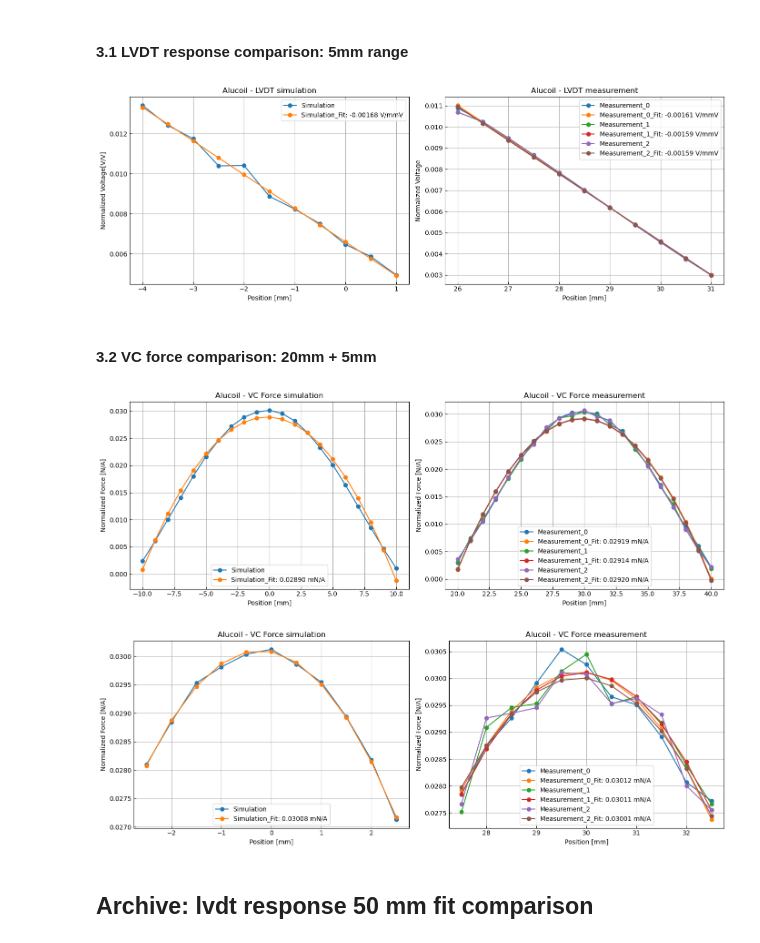
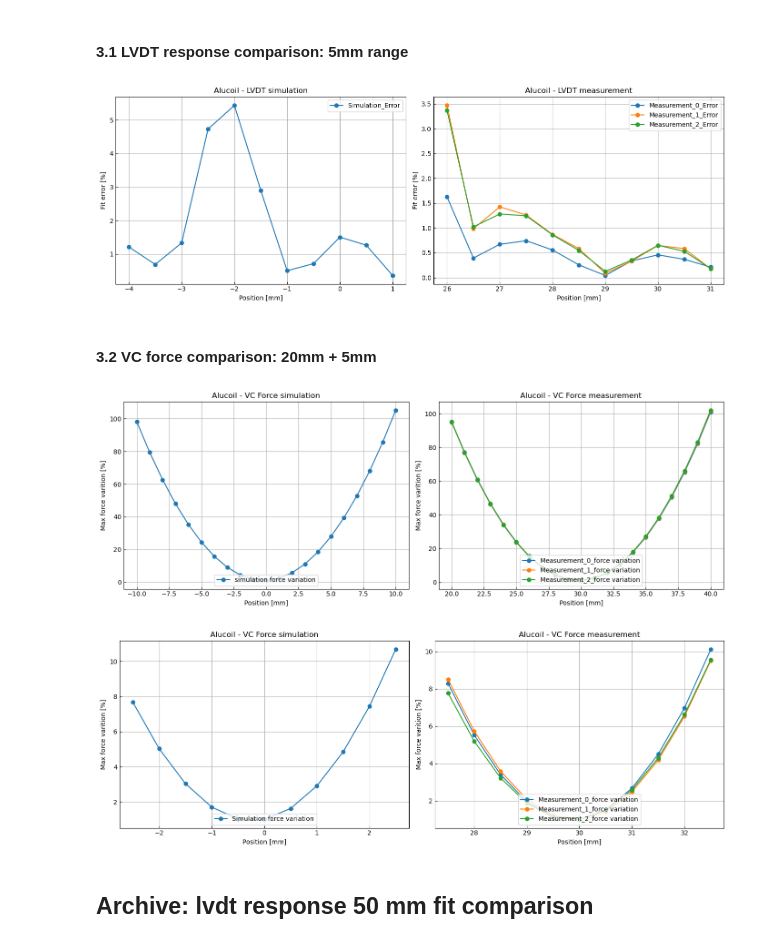
Before and after one commit to li-pengbo/femm-lvdt, a Jupyter notebook: simulation/notebook/sim_prototype_validation.ipynb, the cells around one changed output. Saved outputs shown, nothing was run; the diff lists cells and outputs as text; code cells hidden in the pictures.

```diff
--- a/simulation/notebook/sim_prototype_validation.ipynb
+++ b/simulation/notebook/sim_prototype_validation.ipynb
@@ -208,11 +208,14 @@ sim_fit_data = data_handler.linear_analysis_FS(sim_pos,sim_pickup_volt_norm)
 
 plt.figure(figsize=(14,5))
 plt.subplot(1,2,1)
-plt.plot(sim_pos, sim_pickup_volt_norm, label='Simulation', marker = 'o')
-plt.plot(sim_pos, sim_fit_data['predict'],
-            label=f'Simulation_Fit: {sim_fit_data['response']['slope']:.5f} V/mmV', marker = 'o')
+# plt.plot(sim_pos, sim_pickup_volt_norm, label='Simulation', marker = 'o')
+# plt.plot(sim_pos, sim_fit_data['predict'],
+#             label=f'Simulation_Fit: {sim_fit_data['response']['slope']:.5f} V/mmV', marker = 'o')
+
+plt.plot(sim_pos, sim_fit_data['error'], label=f'Simulation_Error', marker = 'o')
 plt.xlabel('Position [mm]')
-plt.ylabel('Normalized Voltage[V/V]')
+# plt.ylabel('Normalized Voltage[V/V]')
+plt.ylabel('Fit error [%]')
 plt.title('Alucoil - LVDT simulation')
 plt.tick_params(direction='in')
 plt.grid(True)
@@ -237,20 +240,21 @@ for i, exp_file in enumerate(exp_files):
     exp_pickup_volt_norm = (exp_pickup_volt / exp_input_volt) #[::-1]
     exp_fit_data = data_handler.linear_analysis_FS(exp_pos,exp_pickup_volt_norm)
 
-    plt.plot(exp_pos, exp_pickup_volt_norm, label = f'Measurement_{i}', marker = 'o')
-    plt.plot(exp_pos, exp_fit_data['predict'],
-            label = f'Measurement_{i}_Fit: {exp_fit_data['response']['slope']:.5f} V/mmV', marker = 'o')
-
+    # plt.plot(exp_pos, exp_pickup_volt_norm, label = f'Measurement_{i}', marker = 'o')
+    # plt.plot(exp_pos, exp_fit_data['predict'], label = f'Measurement_{i}_Fit: {exp_fit_data['response']['slope']:.5f} V/mmV', marker = 'o')
+    plt.plot(exp_pos, exp_fit_data['error'], label = f'Measurement_{i}_Error', marker = 'o')
 plt.xlabel('Position [mm]')
-plt.ylabel('Normalized Voltage')
+# plt.ylabel('Normalized Voltage')
+plt.ylabel('Fit error [%]')
 plt.title('Alucoil - LVDT measurement')
 plt.tick_params(direction='in')
 plt.grid(True)
 plt.legend()
 plt.tight_layout()
-plt.savefig("../result/5.alucoil_lvdt_response_fit_comparison_5mm.pdf", dpi=300)
+# plt.savefig("../result/5.alucoil_lvdt_fit_response_comparison.pdf", dpi=300)
+plt.savefig("../result/5.alucoil_lvdt_fit_error_comparison_5mm.pdf", dpi=300)
 # %% [output]
-[figure, old version]
+[figure, new version]
 # %% [markdown]
 #### 3.2 VC force comparison: 20mm + 5mm
 # %%
@@ -262,7 +266,7 @@ sim_config_data = data_handler.get_config_data(sim_data_dict)
 sim_vc_data = data_handler.get_vc_data(sim_data_dict)
 
 sim_position = sim_vc_data['position']
-dri_current = config_data['coils']['Upper_Coil']['circuit_current']
+dri_current = sim_config_data['coils']['Upper_Coil']['circuit_current']
 sim_force = abs((sim_vc_data['Lower_Coil']['force'])+(sim_vc_data['Upper_Coil']['force']))
 sim_norm_force = np.array(sim_force)/dri_current
 
@@ -270,10 +274,12 @@ sim_fit_data = data_handler.quadratic_analysis(sim_position, sim_norm_force)
 
 plt.figure(figsize=(14,5))
 plt.subplot(1,2,1)
-plt.plot(sim_position, sim_norm_force, label='Simulation', marker = 'o')
-plt.plot(sim_position, sim_fit_data['predict'], label=f'Simulation_Fit: {sim_fit_data['max_force']:.5f} mN/A', marker = 'o')
+# plt.plot(sim_position, sim_norm_force, label='Simulation', marker = 'o')
+# plt.plot(sim_position, sim_fit_data['predict'], label=f'Simulation_Fit: {sim_fit_data['max_force']:.5f} mN/A', marker = 'o')
+plt.plot(sim_position, sim_fit_data['max_force_error'], label=f'simulation force variation', marker = 'o')
 plt.xlabel('Position [mm]')
-plt.ylabel('Normalized Force [N/A]')
+# plt.ylabel('Normalized Force [N/A]')
+plt.ylabel('Max force varition [%]')
 plt.title('Alucoil - VC Force simulation')
 plt.tick_params(direction='in')
 plt.grid(True)
@@ -300,19 +306,21 @@ for i, exp_filename in enumerate(exp_filenames):
     exp_norm_force = np.array(exp_norm_force)
     exp_fit_data = data_handler.quadratic_analysis(exp_position, exp_norm_force)
 
-    plt.plot(exp_position, exp_norm_force, label=f'Measurement_{i}', marker = 'o')
-    plt.plot(exp_position, exp_fit_data['predict'], label=f'Measurement_{i}_Fit: {exp_fit_data['max_force']:.5f} mN/A', marker = 'o')
-
+    # plt.plot(exp_position, exp_norm_force, label=f'Measurement_{i}', marker = 'o')
+    # plt.plot(exp_position, exp_fit_data['predict'], label=f'Measurement_{i}_Fit: {exp_fit_data['max_force']:.5f} mN/A', marker = 'o')
+    plt.plot(exp_position, exp_fit_data['max_force_error'], label=f'Measurement_{i}_force variation', marker = 'o')
 plt.xlabel('Position [mm]')
-plt.ylabel('Normalized Force [N/A]')
+# plt.ylabel('Normalized Force [N/A]')
+plt.ylabel('Max force varition [%]')
 plt.title('Alucoil - VC Force measurement')
 plt.tick_params(direction='in')
 plt.grid(True)
 plt.legend(loc = 'lower center')
 plt.tight_layout()
-plt.savefig("../result/6.alucoil_vc_response_fit_comparison_20mm.pdf", dpi=300)
+# plt.savefig("../result/6.alucoil_vc_fit_response_comparison_20mm.pdf", dpi=300)
+plt.savefig("../result/6.alucoil_vc_fit_fvi_comparison_20mm.pdf", dpi=300)
 # %% [output]
-[figure, old version]
+[figure, new version]
 # %%
 # simulation data
 sim_filename = "../data/prototype_validation/vc/vc_simulation_alucoil_5mm_0p5mm_offset_7p6mm.h5"
@@ -322,7 +330,7 @@ sim_config_data = data_handler.get_config_data(sim_data_dict)
 sim_vc_data = data_handler.get_vc_data(sim_data_dict)
 
 sim_position = sim_vc_data['position']
-dri_current = config_data['coils']['Upper_Coil']['circuit_current']
+dri_current = sim_config_data['coils']['Upper_Coil']['circuit_current']
 sim_force = abs((sim_vc_data['Lower_Coil']['force'])+(sim_vc_data['Upper_Coil']['force']))
 sim_norm_force = np.array(sim_force)/dri_current
 
@@ -330,48 +338,52 @@ sim_fit_data = data_handler.quadratic_analysis(sim_position, sim_norm_force)
 
 plt.figure(figsize=(14,5))
 plt.subplot(1,2,1)
-plt.plot(sim_position, sim_norm_force, label='Simulation', marker = 'o')
-plt.plot(sim_position, sim_fit_data['predict'], label=f'Simulation_Fit: {sim_fit_data['max_force']:.5f} mN/A', marker = 'o')
+# plt.plot(sim_position, sim_norm_force, label='Simulation', marker = 'o')
+# plt.plot(sim_position, sim_fit_data['predict'], label=f'Simulation_Fit: {sim_fit_data['max_force']:.5f} mN/A', marker = 'o')
+plt.plot(sim_position, sim_fit_data['max_force_error'], label=f'Simulation force variation', marker = 'o')
 plt.xlabel('Position [mm]')
-plt.ylabel('Normalized Force [N/A]')
+# plt.ylabel('Normalized Force [N/A]')
+plt.ylabel('Max force varition [%]')
 plt.title('Alucoil - VC Force simulation')
 plt.tick_params(direction='in')
 plt.grid(True)
 plt.legend(loc = 'lower center')
 # measurement data
 exp_filenames = [
     "../data/prototype_validation/vc/vc_measurement_alucoil_5mm_0p5mm_11.h5",
     "../data/prototype_validation/vc/vc_measurement_alucoil_5mm_0p5mm_12.h5",
     "../data/prototype_validation/vc/vc_measurement_alucoil_5mm_0p5mm_13.h5",
 ]
 
 plt.subplot(1,2,2)
 for i, exp_filename in enumerate(exp_filenames):
     vc_calculator = VC_Calculator()
     exp_data_dict, curr = vc_calculator.force_calculation(exp_filename, norm=True, method='fit')
     exp_data_sorted = sorted(exp_data_dict.items(), key = lambda item: float(item[0]))
     exp_position = []
     exp_norm_force = []
     for item in exp_data_sorted:
         exp_position.append(float(item[0]))
         exp_norm_force.append(item[1])
     exp_position = np.array(exp_position)
     exp_norm_force = np.array(exp_norm_force)
     exp_fit_data = data_handler.quadratic_analysis(exp_position, exp_norm_force)
 
-    plt.plot(exp_position, exp_norm_force, label=f'Measurement_{i}', marker = 'o')
-    plt.plot(exp_position, exp_fit_data['predict'], label=f'Measurement_{i}_Fit: {exp_fit_data['max_force']:.5f} mN/A', marker = 'o')
-
+    # plt.plot(exp_position, exp_norm_force, label=f'Measurement_{i}', marker = 'o')
+    # plt.plot(exp_position, exp_fit_data['predict'], label=f'Measurement_{i}_Fit: {exp_fit_data['max_force']:.5f} mN/A', marker = 'o')
+    plt.plot(exp_position, exp_fit_data['max_force_error'], label=f'Measurement_{i}_force variation', marker = 'o')
 plt.xlabel('Position [mm]')
-plt.ylabel('Normalized Force [N/A]')
+# plt.ylabel('Normalized Force [N/A]')
+plt.ylabel('Max force varition [%]')
 plt.title('Alucoil - VC Force measurement')
 plt.tick_params(direction='in')
 plt.grid(True)
 plt.legend(loc = 'lower center')
 plt.tight_layout()
-plt.savefig("../result/7.alucoil_vc_response_fit_comparison_5mm.pdf", dpi=300)
+# plt.savefig("../result/7.alucoil_vc_fit_response_comparison_5mm.pdf", dpi=300)
+plt.savefig("../result/7.alucoil_vc_fit_fvi_comparison_5mm.pdf", dpi=300)
 # %% [output]
-[figure, old version]
+[figure, new version]
 # %% [markdown]
 ## Archive: lvdt response 50 mm fit comparison
 # %%
```
Also changed, not shown: 33 other files.
